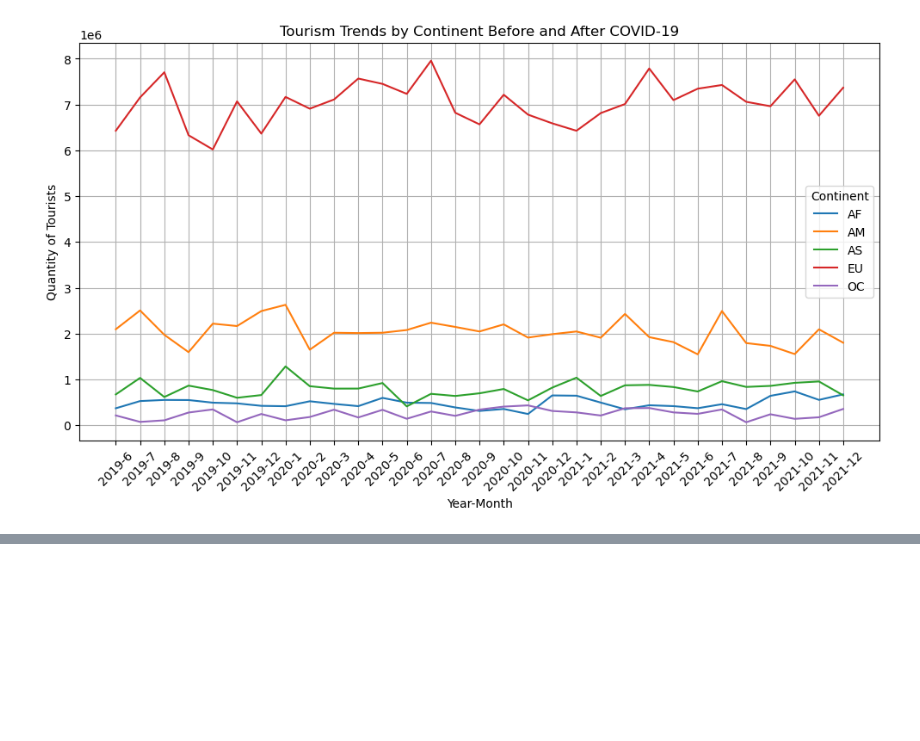
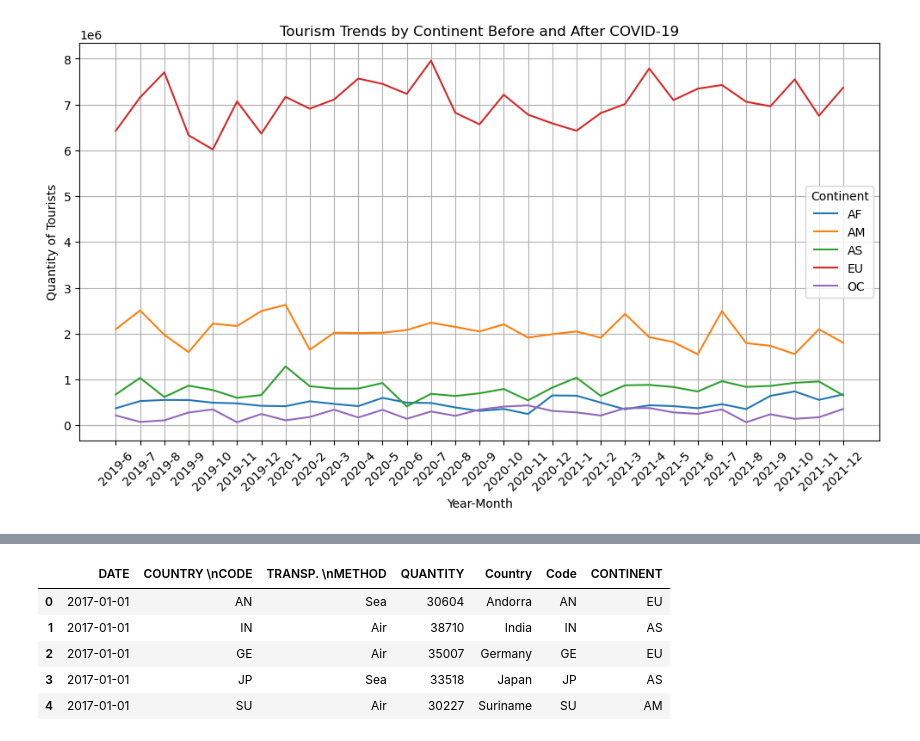
Before and after one commit to anapocai/Mooc_project, a Jupyter notebook: Project.ipynb, the cells around one changed output, grey strips where cells are left out. Cells and saved outputs as stored; diff of their text form; code cells hidden in the pictures; blank space fills up the shorter version.

```diff
--- a/Project.ipynb
+++ b/Project.ipynb
@@ -659,0 +815,9 @@ plt.show()
+# %%
+turism.head()
+# %% [output]
+|  | DATE | COUNTRY \nCODE | TRANSP. \nMETHOD | QUANTITY | Country | Code | CONTINENT |
+| 0 | 2017-01-01 | AN | Sea | 30604 | Andorra | AN | EU |
+| 1 | 2017-01-01 | IN | Air | 38710 | India | IN | AS |
+| 2 | 2017-01-01 | GE | Air | 35007 | Germany | GE | EU |
+| 3 | 2017-01-01 | JP | Sea | 33518 | Japan | JP | AS |
+| 4 | 2017-01-01 | SU | Air | 30227 | Suriname | SU | AM |
```
Also changed, not shown: parts of 33 cells of this notebook, 1 other file.
